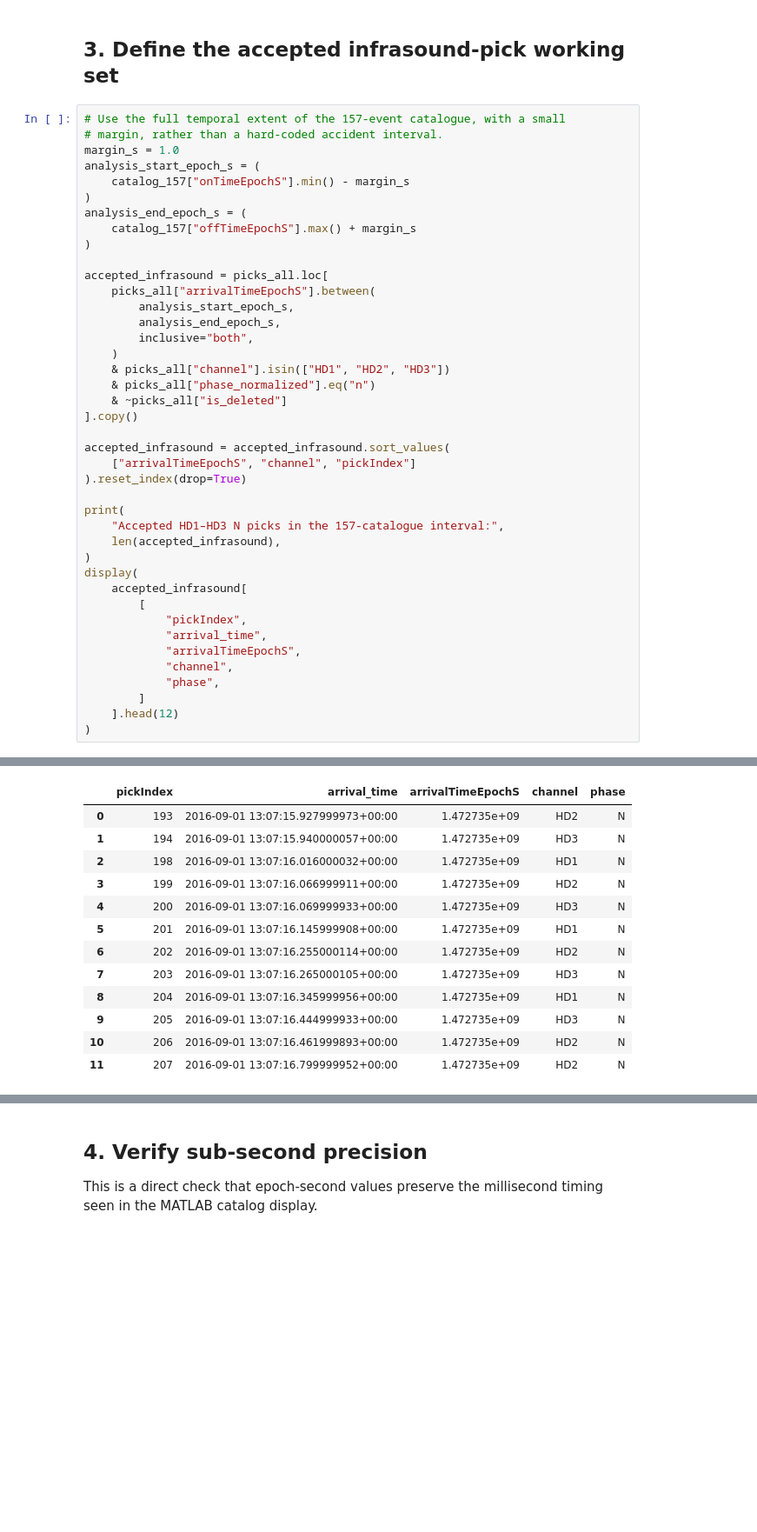
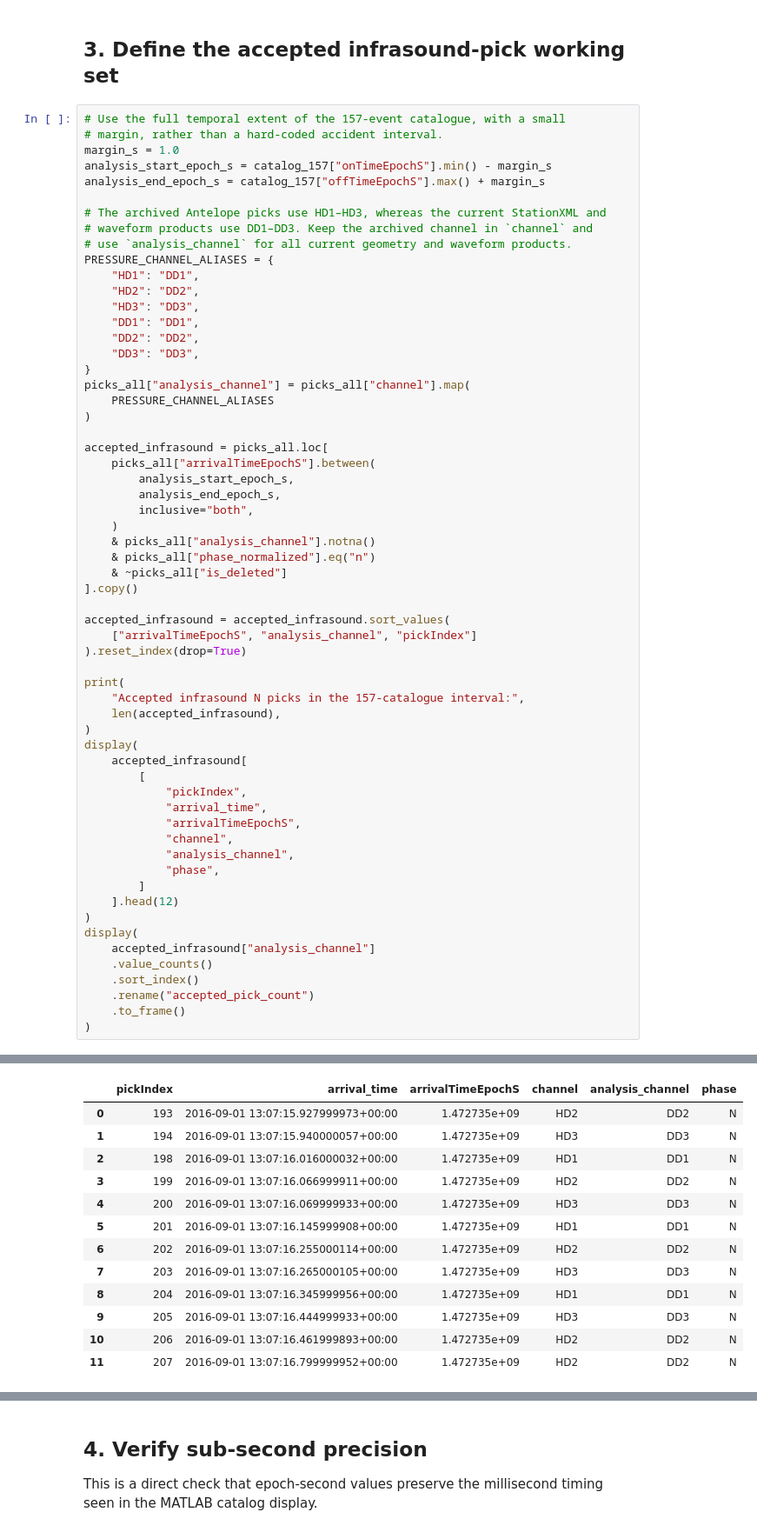
Before and after one commit to gthompson/KSCRocketSeismology, a Jupyter notebook: 08_fireball_paper/notebooks/04_reconcile_manual_event_catalogs.ipynb, the cells around one changed output, grey strips where cells are left out. Shown at 87% size. Saved outputs shown, nothing was run; the diff lists cells and outputs as text; blank space fills up the shorter version.

```diff
--- a/08_fireball_paper/notebooks/04_reconcile_manual_event_catalogs.ipynb
+++ b/08_fireball_paper/notebooks/04_reconcile_manual_event_catalogs.ipynb
@@ -201,11 +205,22 @@ Manual picks: 890
 # Use the full temporal extent of the 157-event catalogue, with a small
 # margin, rather than a hard-coded accident interval.
 margin_s = 1.0
-analysis_start_epoch_s = (
-    catalog_157["onTimeEpochS"].min() - margin_s
-)
-analysis_end_epoch_s = (
-    catalog_157["offTimeEpochS"].max() + margin_s
+analysis_start_epoch_s = catalog_157["onTimeEpochS"].min() - margin_s
+analysis_end_epoch_s = catalog_157["offTimeEpochS"].max() + margin_s
+
+# The archived Antelope picks use HD1–HD3, whereas the current StationXML and
+# waveform products use DD1–DD3. Keep the archived channel in `channel` and
+# use `analysis_channel` for all current geometry and waveform products.
+PRESSURE_CHANNEL_ALIASES = {
+    "HD1": "DD1",
+    "HD2": "DD2",
+    "HD3": "DD3",
+    "DD1": "DD1",
+    "DD2": "DD2",
+    "DD3": "DD3",
+}
+picks_all["analysis_channel"] = picks_all["channel"].map(
+    PRESSURE_CHANNEL_ALIASES
 )
 
 accepted_infrasound = picks_all.loc[
@@ -214,17 +229,17 @@ accepted_infrasound = picks_all.loc[
         analysis_end_epoch_s,
         inclusive="both",
     )
-    & picks_all["channel"].isin(["HD1", "HD2", "HD3"])
+    & picks_all["analysis_channel"].notna()
     & picks_all["phase_normalized"].eq("n")
     & ~picks_all["is_deleted"]
 ].copy()
 
 accepted_infrasound = accepted_infrasound.sort_values(
-    ["arrivalTimeEpochS", "channel", "pickIndex"]
+    ["arrivalTimeEpochS", "analysis_channel", "pickIndex"]
 ).reset_index(drop=True)
 
 print(
-    "Accepted HD1–HD3 N picks in the 157-catalogue interval:",
+    "Accepted infrasound N picks in the 157-catalogue interval:",
     len(accepted_infrasound),
 )
 display(
@@ -234,8 +249,16 @@ display(
             "arrival_time",
             "arrivalTimeEpochS",
             "channel",
+            "analysis_channel",
             "phase",
         ]
     ].head(12)
 )
+display(
+    accepted_infrasound["analysis_channel"]
+    .value_counts()
+    .sort_index()
+    .rename("accepted_pick_count")
+    .to_frame()
+)
 # %% [output]
@@ -243,13 +266,13 @@ Accepted HD1–HD3 N picks in the 157-catalogue interval: 384
-|  | pickIndex | arrival_time | arrivalTimeEpochS | channel | phase |
-| 0 | 193 | 2016-09-01 13:07:15.927999973+00:00 | 1.472735e+09 | HD2 | N |
-| 1 | 194 | 2016-09-01 13:07:15.940000057+00:00 | 1.472735e+09 | HD3 | N |
-| 2 | 198 | 2016-09-01 13:07:16.016000032+00:00 | 1.472735e+09 | HD1 | N |
-| 3 | 199 | 2016-09-01 13:07:16.066999911+00:00 | 1.472735e+09 | HD2 | N |
-| 4 | 200 | 2016-09-01 13:07:16.069999933+00:00 | 1.472735e+09 | HD3 | N |
-| 5 | 201 | 2016-09-01 13:07:16.145999908+00:00 | 1.472735e+09 | HD1 | N |
-| 6 | 202 | 2016-09-01 13:07:16.255000114+00:00 | 1.472735e+09 | HD2 | N |
-| 7 | 203 | 2016-09-01 13:07:16.265000105+00:00 | 1.472735e+09 | HD3 | N |
-| 8 | 204 | 2016-09-01 13:07:16.345999956+00:00 | 1.472735e+09 | HD1 | N |
-| 9 | 205 | 2016-09-01 13:07:16.444999933+00:00 | 1.472735e+09 | HD3 | N |
-| 10 | 206 | 2016-09-01 13:07:16.461999893+00:00 | 1.472735e+09 | HD2 | N |
-| 11 | 207 | 2016-09-01 13:07:16.799999952+00:00 | 1.472735e+09 | HD2 | N |
+|  | pickIndex | arrival_time | arrivalTimeEpochS | channel | analysis_channel | phase |
+| 0 | 193 | 2016-09-01 13:07:15.927999973+00:00 | 1.472735e+09 | HD2 | DD2 | N |
+| 1 | 194 | 2016-09-01 13:07:15.940000057+00:00 | 1.472735e+09 | HD3 | DD3 | N |
+| 2 | 198 | 2016-09-01 13:07:16.016000032+00:00 | 1.472735e+09 | HD1 | DD1 | N |
+| 3 | 199 | 2016-09-01 13:07:16.066999911+00:00 | 1.472735e+09 | HD2 | DD2 | N |
+| 4 | 200 | 2016-09-01 13:07:16.069999933+00:00 | 1.472735e+09 | HD3 | DD3 | N |
+| 5 | 201 | 2016-09-01 13:07:16.145999908+00:00 | 1.472735e+09 | HD1 | DD1 | N |
+| 6 | 202 | 2016-09-01 13:07:16.255000114+00:00 | 1.472735e+09 | HD2 | DD2 | N |
+| 7 | 203 | 2016-09-01 13:07:16.265000105+00:00 | 1.472735e+09 | HD3 | DD3 | N |
+| 8 | 204 | 2016-09-01 13:07:16.345999956+00:00 | 1.472735e+09 | HD1 | DD1 | N |
+| 9 | 205 | 2016-09-01 13:07:16.444999933+00:00 | 1.472735e+09 | HD3 | DD3 | N |
+| 10 | 206 | 2016-09-01 13:07:16.461999893+00:00 | 1.472735e+09 | HD2 | DD2 | N |
+| 11 | 207 | 2016-09-01 13:07:16.799999952+00:00 | 1.472735e+09 | HD2 | DD2 | N |
```
Also changed, not shown: parts of 23 cells of this notebook, 7 other files.
